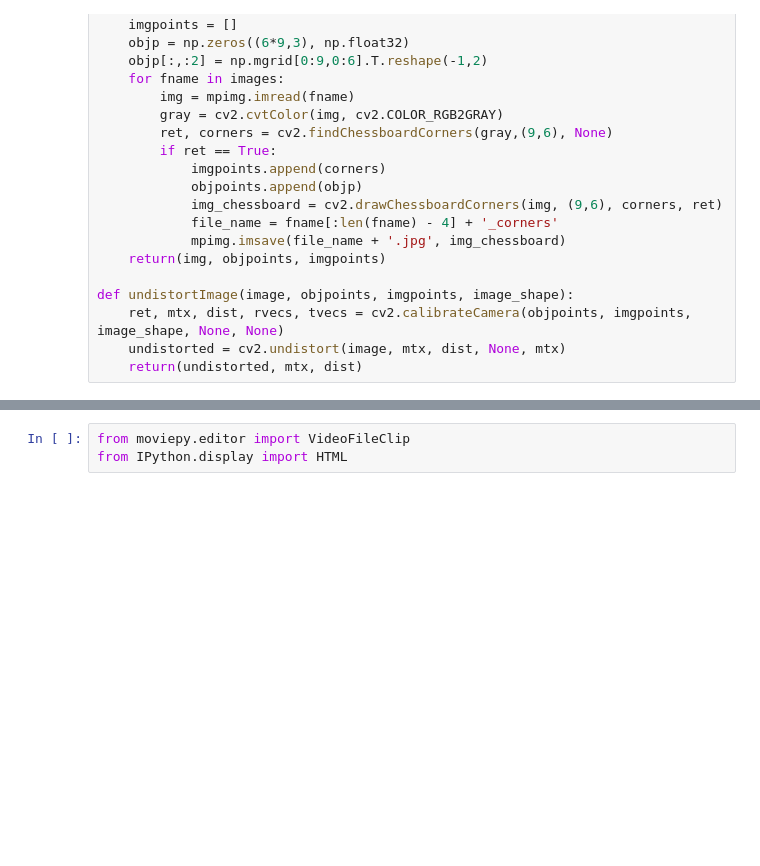
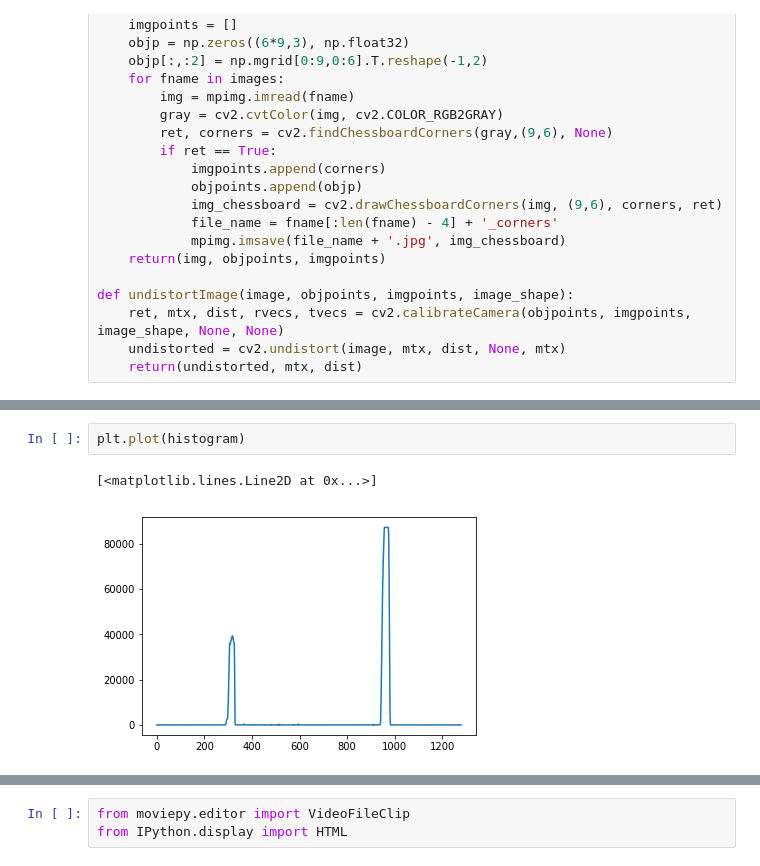
Before and after one commit to AZEngaria/CarND-P4-AdvanceLaneFinding, a Jupyter notebook: AdvanceLaneFindings.ipynb, the cells around one changed output, grey strips where cells are left out. Saved outputs shown, nothing was run; the diff lists cells and outputs as text; blank space fills up the shorter version.

```diff
--- a/AdvanceLaneFindings.ipynb
+++ b/AdvanceLaneFindings.ipynb
@@ -295,0 +342,5 @@ plt.ylim(720, 0)
+# %%
+plt.plot(histogram)
+# %% [output]
+[<matplotlib.lines.Line2D at 0x...>]
+[figure, added]
```
Also changed, not shown: parts of 31 cells of this notebook.
